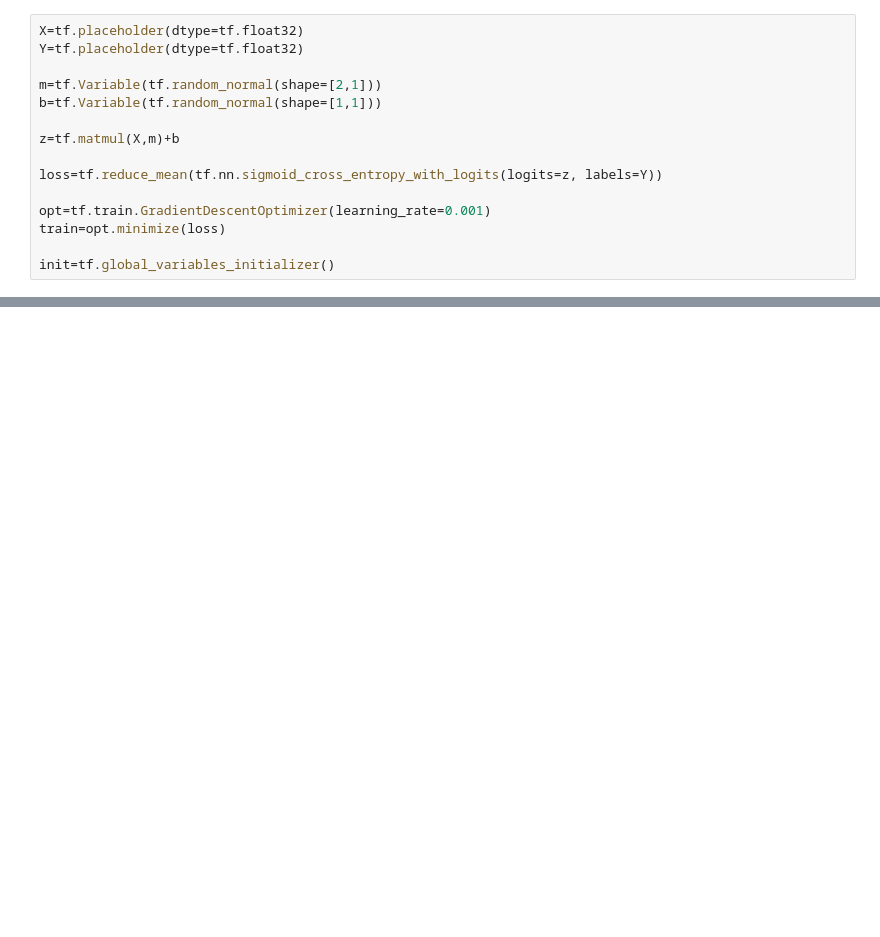
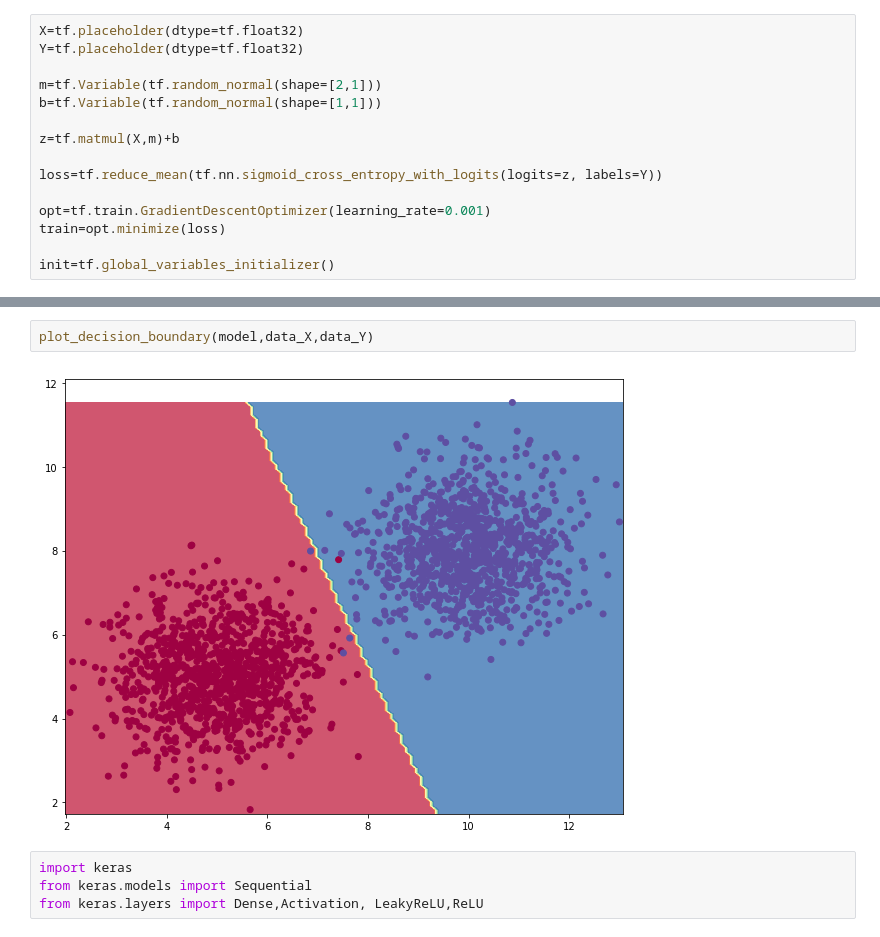
Before and after one commit to Sammadan/Tf_init, a Jupyter notebook: logistic.ipynb, the cells around one changed output, grey strips where cells are left out. Drawn from its saved outputs; the diff is of its cells as text; blank space fills up the shorter version.

Commit message:
added keras notebook

```diff
--- a/logistic.ipynb
+++ b/logistic.ipynb
@@ -81,0 +80,8 @@ plt.scatter(class2[:,0],class1[:,1])
+# %%
+plot_decision_boundary(model,data_X,data_Y)
+# %% [output]
+[figure, added]
+# %%
+import keras
+from keras.models import Sequential
+from keras.layers import Dense,Activation, LeakyReLU,ReLU
```
Also changed, not shown: parts of 26 cells of this notebook, 1 other file.
